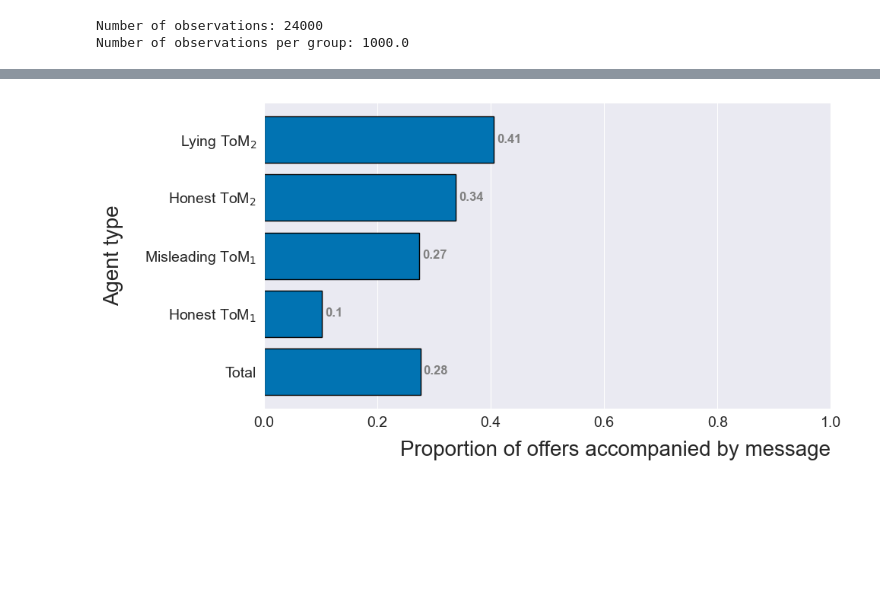
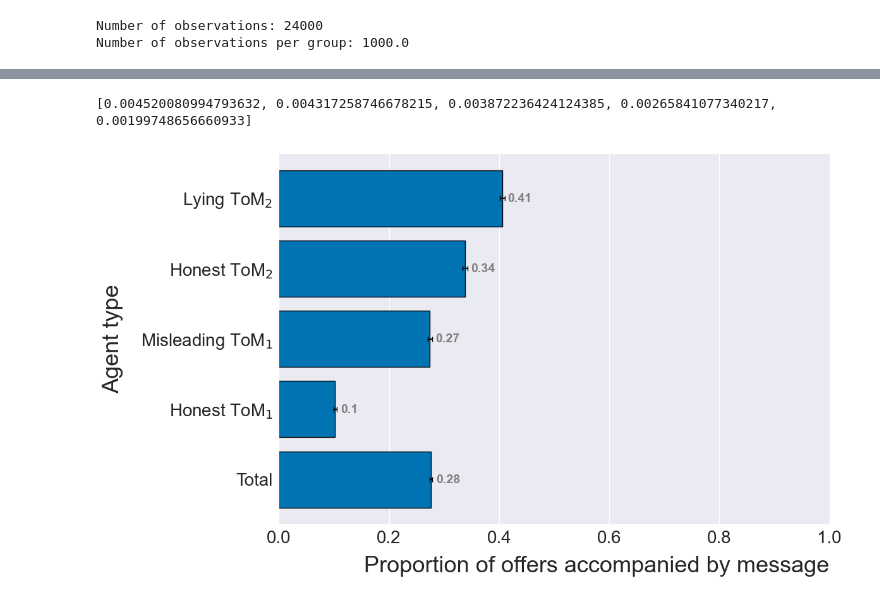
Before and after one commit to SverreBr/MasterThesis, a Jupyter notebook: py_src/expDetermineProbCompare.ipynb, the cells around one changed output, grey strips where cells are left out. Drawn from its saved outputs; the diff is of its cells as text; code cells hidden in the pictures; blank space fills up the shorter version.

```diff
--- a/py_src/expDetermineProbCompare.ipynb
+++ b/py_src/expDetermineProbCompare.ipynb
@@ -48,6 +57,4 @@ Number of observations per group: 1000.0
 # %%
-if PARETO:
-    data = data.loc[(data["init_highestValueParetoOutcome"] != -1) & (data["resp_highestValueParetoOutcome"] != -1)]
 df = copy.deepcopy(data[["init_tom", "resp_tom", "init_canLie", "resp_canLie", "init_numberOfMessagesSent",
            "resp_numberOfMessagesSent", "init_numberOfTimesLied", "resp_numberOfTimesLied", "nr_offers"]])
 # %%
@@ -118,0 +63,23 @@ df_results
+# %%
+df_results = pd.DataFrame(columns=["name", "count", "nr_offers", "nr_of_messages", "nr_of_times_lied"])
+df_results.loc[0] = ["two_canLie", 0, 0, 0, 0]
+df_results.loc[1] = ["two_cannotLie", 0, 0, 0, 0]
+df_results.loc[2] = ["one_canLie", 0, 0, 0, 0]
+df_results.loc[3] = ["one_cannotLie", 0, 0, 0, 0]
+
+df_results = df_results.set_index("name", drop=False)
+for name, tom, canLie in [("one_cannotLie", 1, False), ("one_canLie", 1, True), ("two_cannotLie", 2, False), ("two_canLie", 2, True)]:
+    sub_init_df = df[(df["init_tom"] == tom) & (df["init_canLie"] == canLie)]
+    sub_resp_df = df[(df["resp_tom"] == tom) & (df["resp_canLie"] == canLie)]
+
+    df_results.loc[name, "nr_offers"] += sum(sub_init_df["init_nr_offers"]) + sum(sub_resp_df["resp_nr_offers"])
+    df_results.loc[name, "nr_of_messages"] += sum(sub_init_df["init_numberOfMessagesSent"]) + sum(sub_resp_df["resp_numberOfMessagesSent"])
+    df_results.loc[name, "nr_of_times_lied"] += sum(sub_init_df["init_numberOfTimesLied"]) + sum(sub_resp_df["resp_numberOfTimesLied"])
+    df_results.loc[name, "count"] += len(sub_init_df) + len(sub_resp_df)
+
+
+df_results.loc["total"] = ["total", sum(df_results["count"]), sum(df_results["nr_offers"]),
+                           sum(df_results["nr_of_messages"]), sum(df_results["nr_of_times_lied"])]
+df_results["percentage_send_messages"] = df_results.apply(lambda x: x["nr_of_messages"] / x["nr_offers"], axis=1)
+df_results["nr_offers_without_message"] = df_results.apply(lambda x: x["nr_offers"] - x["nr_of_messages"], axis=1)
+df_results
@@ -119,51 +94,46 @@ df_results
 # %%
 BIN_WIDTH = 0.4
-TICK_SIZE = 14
-VALUE_SIZE = 12
-LABEL_SIZE = 20
-figure_size = (10,5)
 
 def make_plot(data):
-    fig, ax = plt.subplots(figsize = figure_size)
+    fig, ax = plt.subplots(figsize = FIG_SIZE)
 
     names = data.index
+    xerrs = [np.sqrt((p * (1 - p)) / n) for p, n in df_results[["percentage_send_messages", "nr_offers"]].values]
+    print(xerrs)
 
-    ax.barh(names, data["percentage_send_messages"], edgecolor="black", color=INIT_COL)
+    ax.barh(names, data["percentage_send_messages"], edgecolor="black", color=INIT_COL, xerr=xerrs, capsize=3)
 
     # Add annotation to bars
     for i in ax.patches:
-        plt.text(i.get_width()+0.005, i.get_y()+0.45,
+        plt.text(i.get_width()+0.01, i.get_y()+0.45,
                 str(round((i.get_width()), 2)),
                 fontsize = VALUE_SIZE, fontweight ='bold',
                 color ='grey')
 
     ax.set_xlim(right=1.0, left=0.0)
 
     ax.yaxis.grid(False)
     ax.xaxis.grid(True, which="both")
 
     y_labels = [r"Lying ToM$_2$",
                 r"Honest ToM$_2$",
                 r"Misleading ToM$_1$",
                 r"Honest ToM$_1$",
                 "Total"]
 
 
     ax.set_yticklabels(y_labels)
     ax.tick_params(axis='both', labelsize=TICK_SIZE)
 
     ax.invert_yaxis()
 
     ax.set_ylabel("Agent type", fontsize=LABEL_SIZE, labelpad=20)
     ax.set_xlabel("Proportion of offers accompanied by message", fontsize=LABEL_SIZE, loc="right", labelpad=10)
 
     fig.tight_layout()
-    # plt.minorticks_on()
 
 make_plot(df_results)
-if PARETO:
-    plt.savefig(figure_path + "barplot_pareto.pdf")
-else:
-    plt.savefig(figure_path + "barplot.pdf")
+plt.savefig(figure_path + "barplot.pdf")
 # %% [output]
+[0.004520080994793632, 0.004317258746678215, 0.003872236424124385, 0.00265841077340217, 0.00199748656660933]
-[figure, old version]
+[figure, new version]
```
Also changed, not shown: parts of 9 cells of this notebook, 1 other file.
